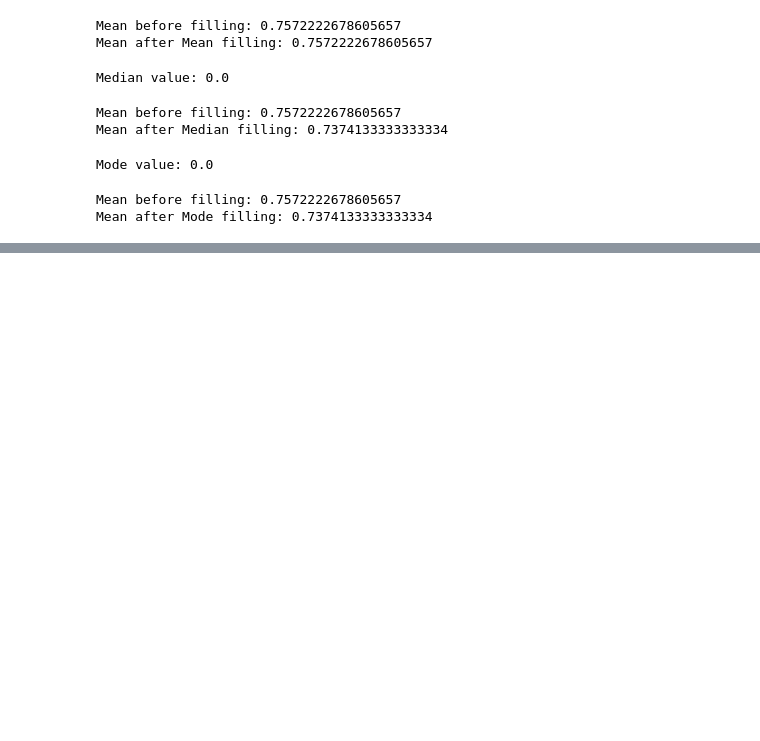
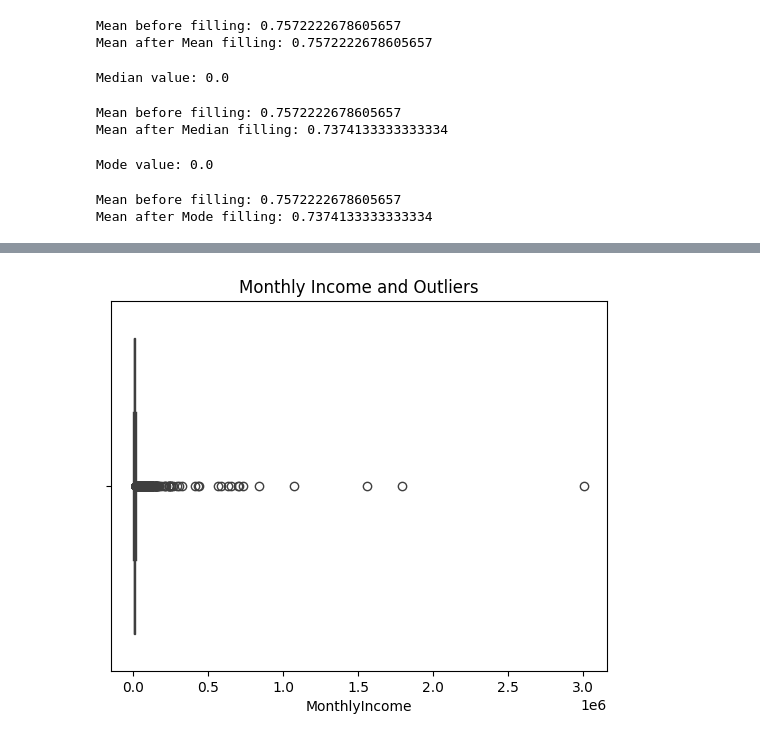
Before and after one commit to Sakshi-HC-Gowda/Data-Science-and-Gen-AI, a Jupyter notebook: creditcard.ipynb, the cells around one changed output, grey strips where cells are left out. Saved outputs shown, nothing was run; the diff lists cells and outputs as text; code cells hidden in the pictures; blank space fills up the shorter version.

```diff
--- a/creditcard.ipynb
+++ b/creditcard.ipynb
@@ -430,0 +464,8 @@ Mean after Mode filling: 0.7374133333333334
+# %%
+sns.boxplot(x=df["MonthlyIncome"])
+
+plt.title("Monthly Income and Outliers")
+
+plt.show()
+# %% [output]
+[figure, added]
```
Also changed, not shown: parts of 9 cells of this notebook.
